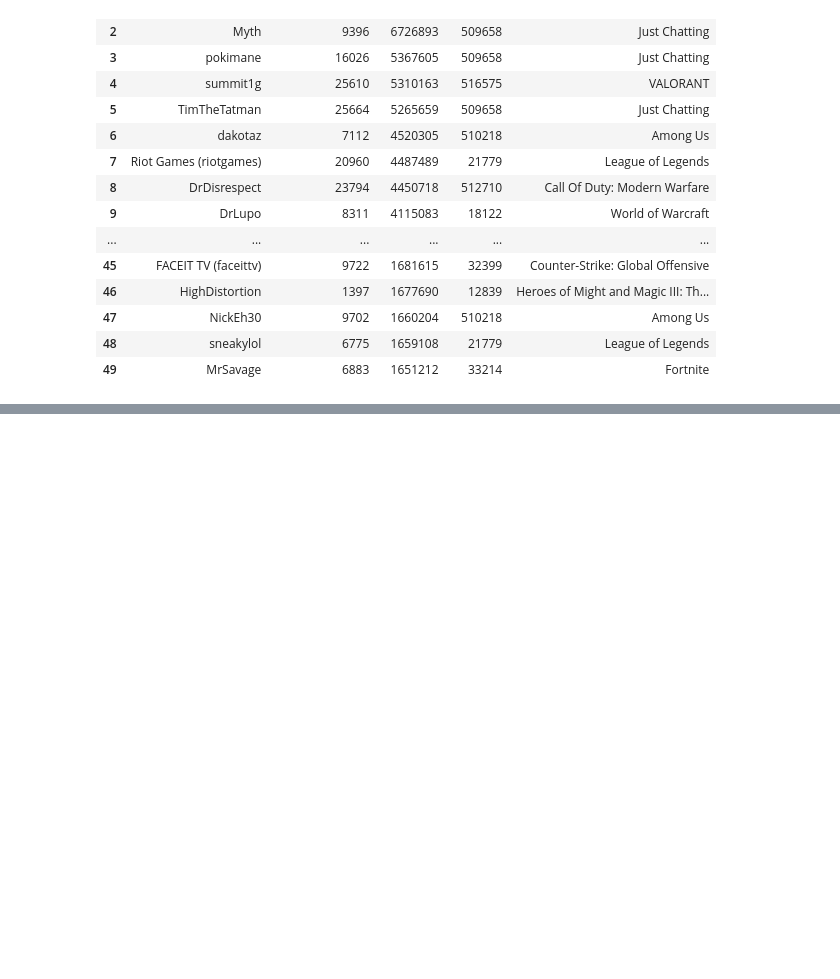
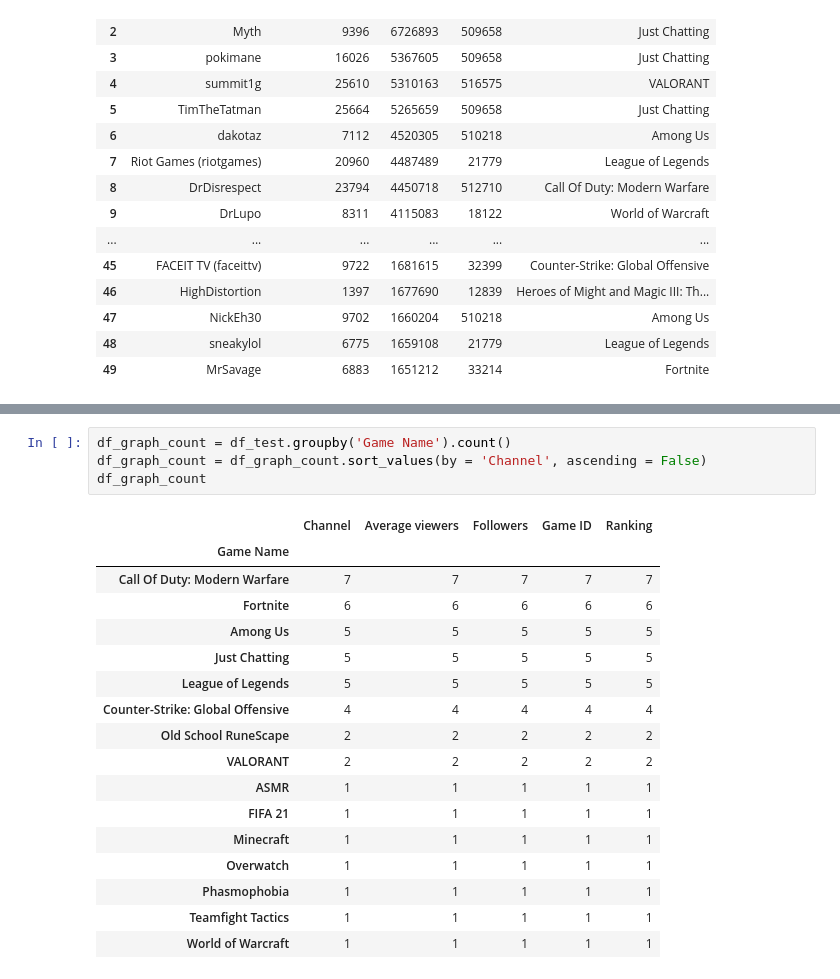
Before and after one commit to asoemardy/great-gaming-googlers, a Jupyter notebook: Top Channel Game Count.ipynb, the cells around one changed output, grey strips where cells are left out. Drawn from its saved outputs; the diff is of its cells as text; blank space fills up the shorter version.

```diff
--- a/Top Channel Game Count.ipynb
+++ b/Top Channel Game Count.ipynb
@@ -57,0 +140,22 @@ df_top.groupby('Game Name').count()
+# %%
+df_graph_count = df_test.groupby('Game Name').count()
+df_graph_count = df_graph_count.sort_values(by = 'Channel', ascending = False)
+df_graph_count
+# %% [output]
+|  | Channel | Average viewers | Followers | Game ID | Ranking |
+| Game Name |  |  |  |  |  |
+| Call Of Duty: Modern Warfare | 7 | 7 | 7 | 7 | 7 |
+| Fortnite | 6 | 6 | 6 | 6 | 6 |
+| Among Us | 5 | 5 | 5 | 5 | 5 |
+| Just Chatting | 5 | 5 | 5 | 5 | 5 |
+| League of Legends | 5 | 5 | 5 | 5 | 5 |
+| Counter-Strike: Global Offensive | 4 | 4 | 4 | 4 | 4 |
+| Old School RuneScape | 2 | 2 | 2 | 2 | 2 |
+| VALORANT | 2 | 2 | 2 | 2 | 2 |
+| ASMR | 1 | 1 | 1 | 1 | 1 |
+| FIFA 21 | 1 | 1 | 1 | 1 | 1 |
+| Minecraft | 1 | 1 | 1 | 1 | 1 |
+| Overwatch | 1 | 1 | 1 | 1 | 1 |
+| Phasmophobia | 1 | 1 | 1 | 1 | 1 |
+| Teamfight Tactics | 1 | 1 | 1 | 1 | 1 |
+| World of Warcraft | 1 | 1 | 1 | 1 | 1 |
```
Also changed, not shown: parts of 9 cells of this notebook, 4 other files.
